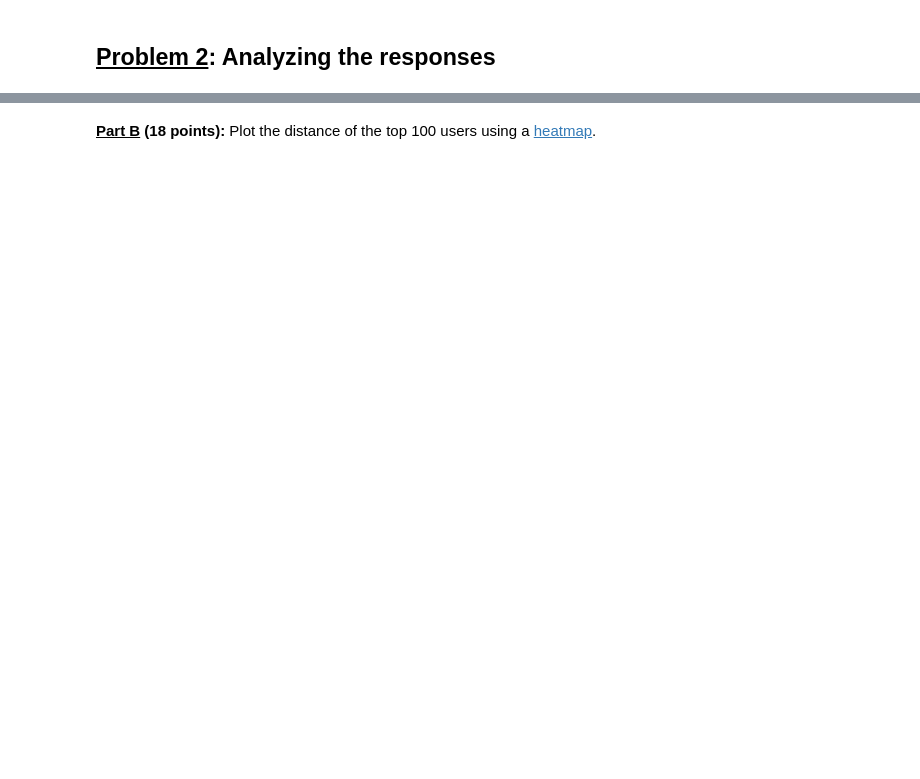
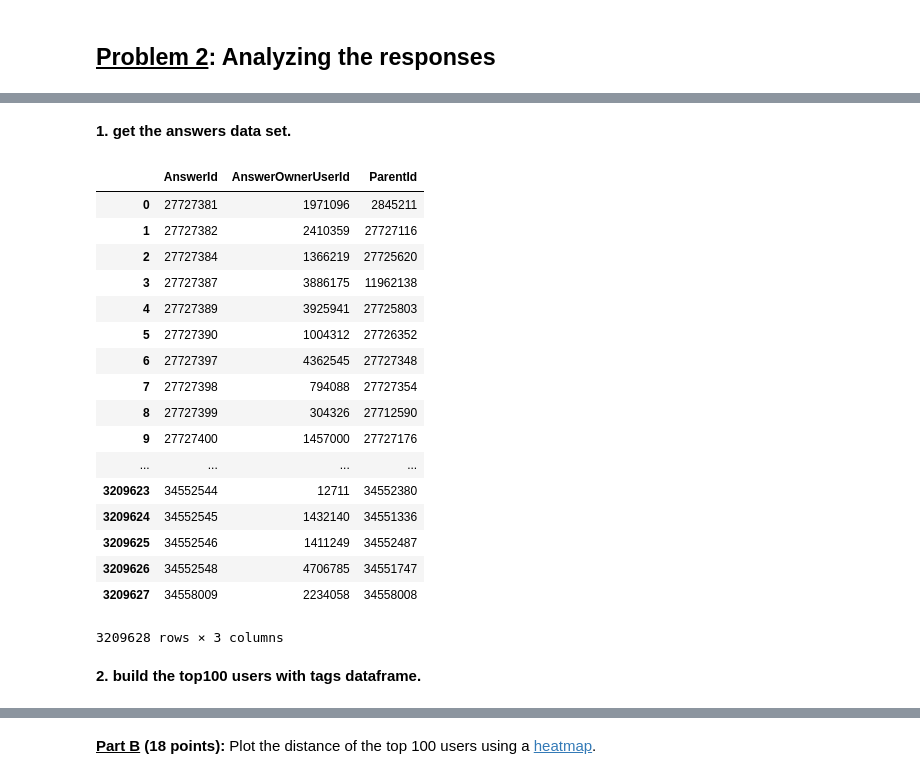
Before and after one commit to minzhou1003/CS506-course-data-science, a Jupyter notebook: assignment-2018-09-21.ipynb, the cells around one changed output, grey strips where cells are left out. Drawn from its saved outputs; the diff is of its cells as text; code cells hidden in the pictures; blank space fills up the shorter version.

```diff
--- a/assignment-2018-09-21.ipynb
+++ b/assignment-2018-09-21.ipynb
@@ -92,0 +233,2 @@ You may find the [sklearn.feature_extraction](http://scikit-learn.org/stable/mod
+# %% [markdown]
+**1. get the answers data set.**
@@ -92,0 +238,56 @@ You may find the [sklearn.feature_extraction](http://scikit-learn.org/stable/mod
+# %%
+def parse_answers_to_df(filepath):
+
+    context = iterparse(filepath)
+
+    list_answer_id = []
+    list_answer_owneruser_id = []
+    list_ParentId = []
+
+    for _, element in context:
+        PostTypeId = element.get('PostTypeId')
+
+        if PostTypeId == '2':
+            AnswerId = element.get('Id')
+            AnswerOwnerUserId = element.get('OwnerUserId')
+            ParentId = element.get('ParentId')
+
+            list_answer_id.append(AnswerId)
+            list_answer_owneruser_id.append(AnswerOwnerUserId)
+            list_ParentId.append(ParentId)
+
+    result_dict = {
+        'AnswerId': list_answer_id,
+        'AnswerOwnerUserId': list_answer_owneruser_id,
+        'ParentId': list_ParentId
+    }
+
+    df = pd.DataFrame.from_dict(result_dict)
+
+    return df
+# %%
+###############################################
+# test call
+df_answers = parse_answers_to_df('stackoverflow-posts-2015.xml')
+df_answers
+# %% [output]
+|  | AnswerId | AnswerOwnerUserId | ParentId |
+| 0 | 27727381 | 1971096 | 2845211 |
+| 1 | 27727382 | 2410359 | 27727116 |
+| 2 | 27727384 | 1366219 | 27725620 |
+| 3 | 27727387 | 3886175 | 11962138 |
+| 4 | 27727389 | 3925941 | 27725803 |
+| 5 | 27727390 | 1004312 | 27726352 |
+| 6 | 27727397 | 4362545 | 27727348 |
+| 7 | 27727398 | 794088 | 27727354 |
+| 8 | 27727399 | 304326 | 27712590 |
+| 9 | 27727400 | 1457000 | 27727176 |
+| ... | ... | ... | ... |
+| 3209623 | 34552544 | 12711 | 34552380 |
+| 3209624 | 34552545 | 1432140 | 34551336 |
+| 3209625 | 34552546 | 1411249 | 34552487 |
+| 3209626 | 34552548 | 4706785 | 34551747 |
+| 3209627 | 34558009 | 2234058 | 34558008 |
+3209628 rows × 3 columns
+# %% [markdown]
+**2. build the top100 users with tags dataframe.**
```
Also changed, not shown: parts of 21 cells of this notebook.
